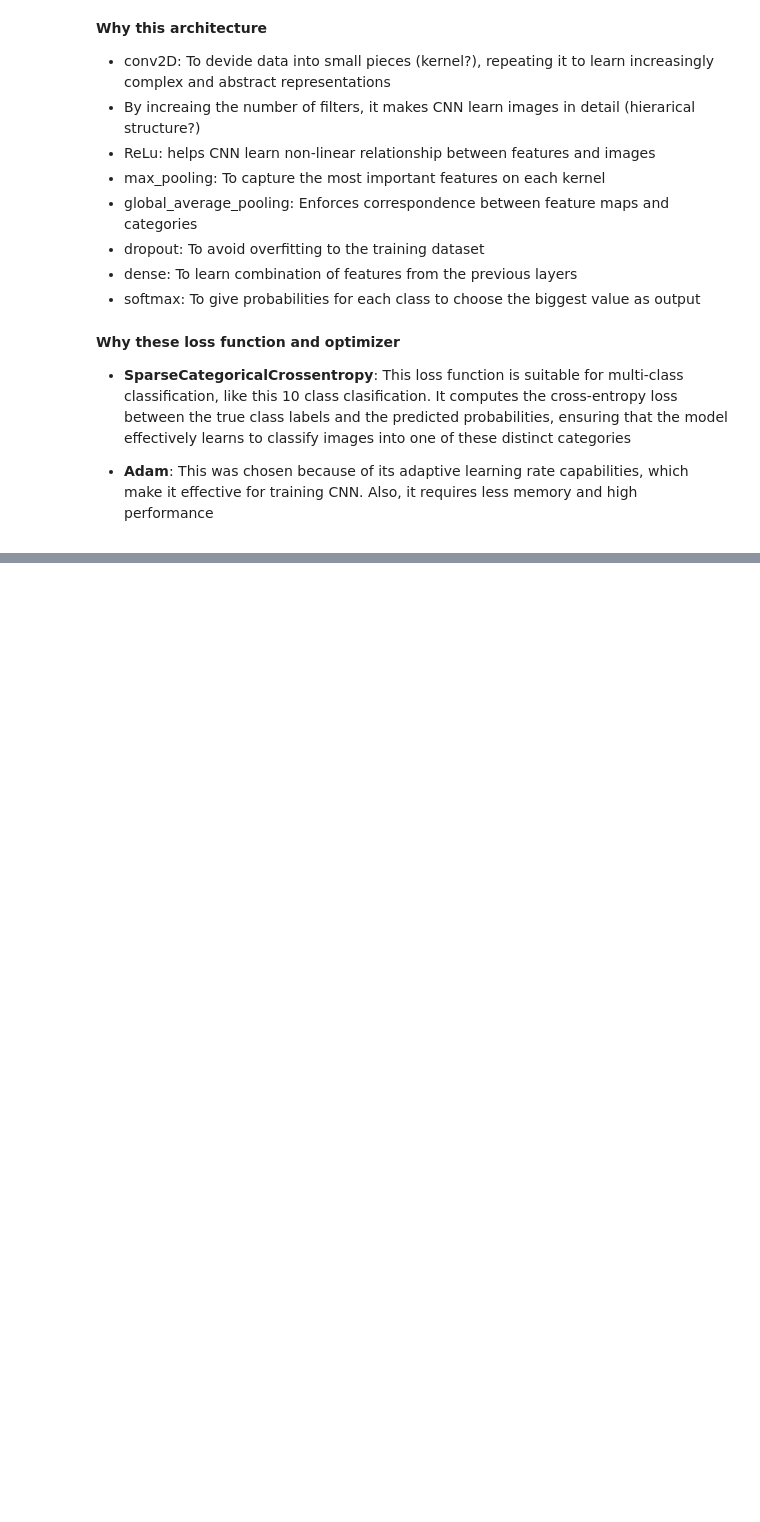
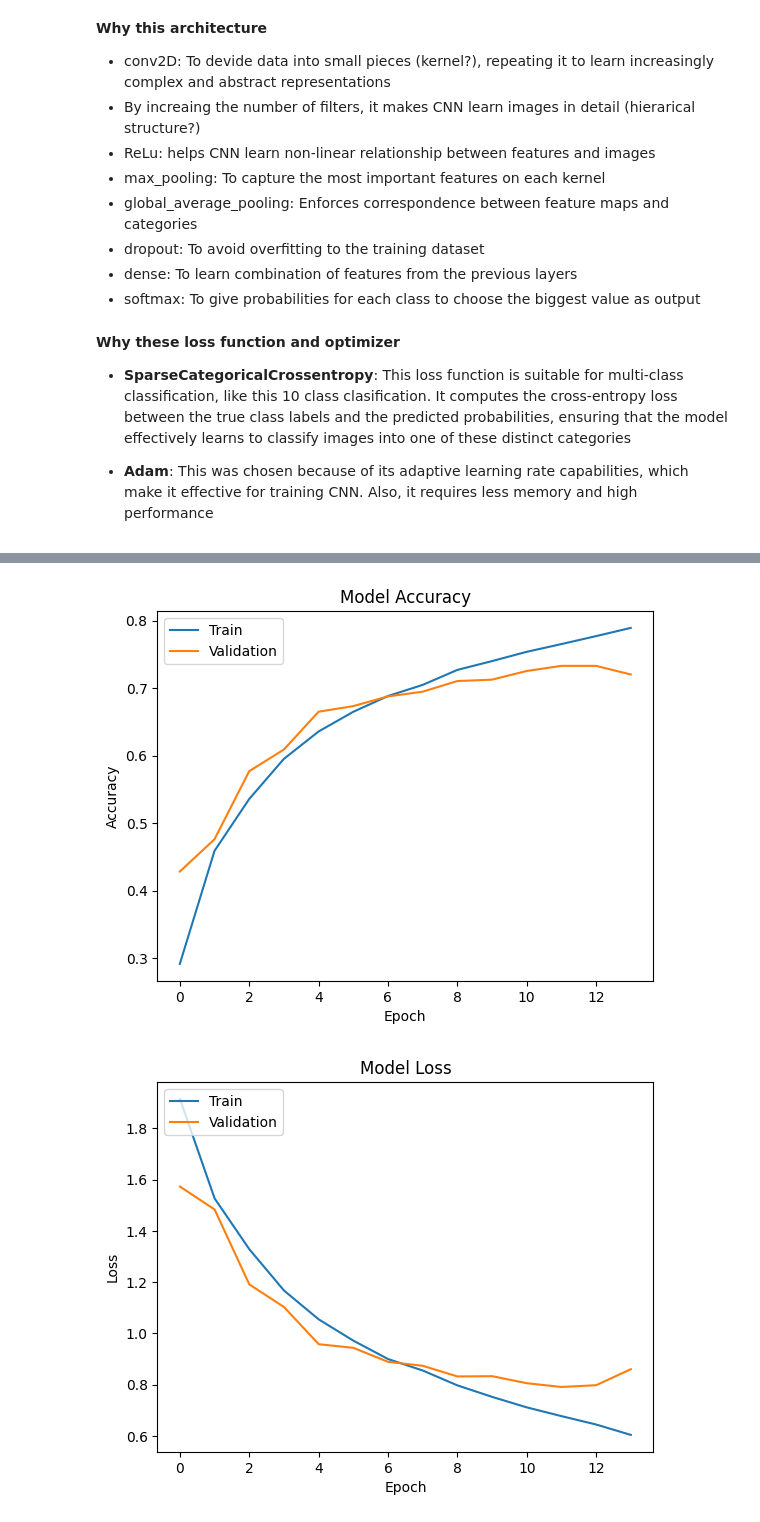
Before and after one commit to itoshiyanazawa/cnn_project, a Jupyter notebook: main.ipynb, the cells around one changed output, grey strips where cells are left out. Saved outputs shown, nothing was run; the diff lists cells and outputs as text; code cells hidden in the pictures; blank space fills up the shorter version.

```diff
--- a/main.ipynb
+++ b/main.ipynb
@@ -170,7 +168,7 @@ Model: "sequential"
 *   softmax: To give probabilities for each class to choose the biggest value as output
 # %%
 model.compile(
-    loss=keras.losses.SparseCategoricalCrossentropy(from_logits=True),
+    loss=keras.losses.SparseCategoricalCrossentropy(from_logits=False),
     optimizer=keras.optimizers.Adam(learning_rate=0.001),
     metrics=['accuracy']
 )
@@ -190,7 +188,7 @@ callbacks = [
     keras.callbacks.EarlyStopping(monitor = 'val_loss', patience = 2),
 ]
 
-model.fit(
+train_progress = model.fit(
     x_train, y_train,
     batch_size = batch_size,
     epochs = epochs,
@@ -222,0 +220,26 @@ Validation accuracy: 0.7369999885559082
+# %%
+# Visualize the training process using both training and validation results.
+import matplotlib.pyplot as plt
+
+history = train_progress.history
+
+
+plt.plot(history['accuracy'])
+plt.plot(history['val_accuracy'])
+plt.title('Model Accuracy')
+plt.ylabel('Accuracy')
+plt.xlabel('Epoch')
+plt.legend(['Train', 'Validation'], loc='upper left')
+plt.show()
+
+# Plot training and validation loss values
+plt.plot(history['loss'])
+plt.plot(history['val_loss'])
+plt.title('Model Loss')
+plt.ylabel('Loss')
+plt.xlabel('Epoch')
+plt.legend(['Train', 'Validation'], loc='upper left')
+plt.show()
+# %% [output]
+[figure, added]
+[figure, added]
```
Also changed, not shown: parts of 4 cells of this notebook.
